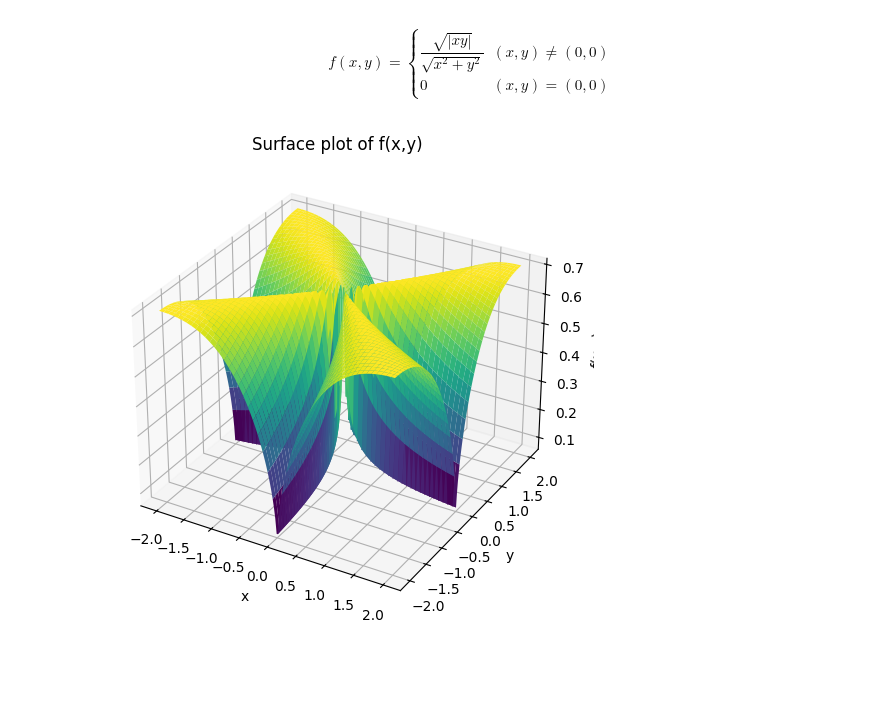
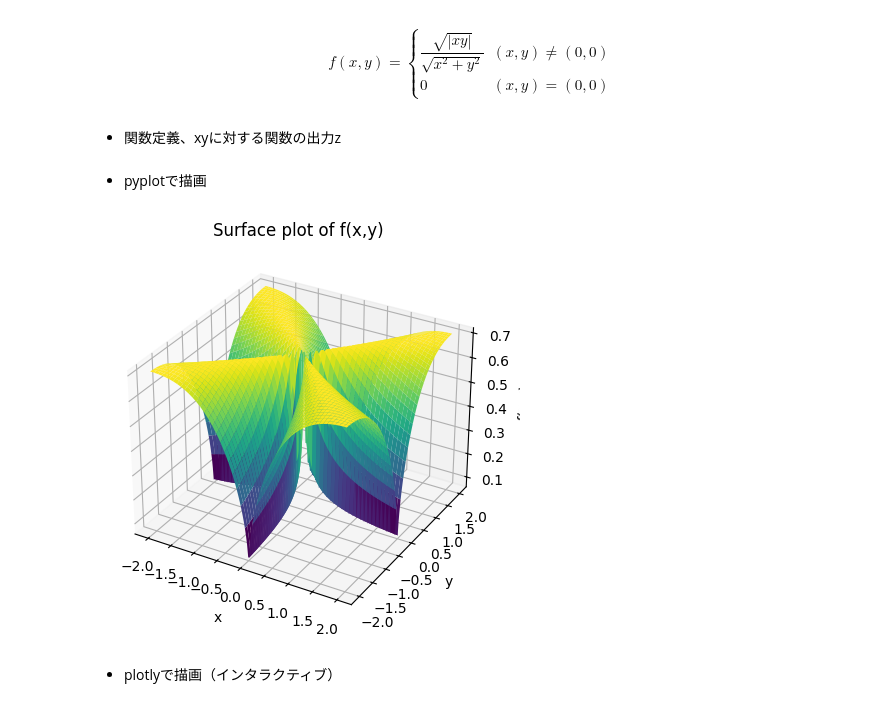
Before and after one commit to cattleya100519b/ouj_analysis, a Jupyter notebook: src/q1_01.ipynb, the cells around one changed output. Cells and saved outputs as stored; diff of their text form; code cells hidden in the pictures; blank space fills up the shorter version.

```diff
--- a/src/q1_01.ipynb
+++ b/src/q1_01.ipynb
@@ -6,34 +6,46 @@ f(x,y) =
         0 & (x,y)=(0,0)
     \end{cases}
 $$
+# %% [markdown]
+- 関数定義、xyに対する関数の出力z
+# %%
+import numpy as np
+
+def f(x: np.ndarray, y: np.ndarray) -> np.ndarray:
+    """
+    この関数は 原点を中心に角度だけで値が決まる、滑らかな「角度依存型」の関数
+    原点は 0、x軸・y軸も 0、斜め方向で最大
+    3Dで見ると「X字型の尾根が原点を中心に伸びている形」
+    """
+    denom = np.sqrt(x**2 + y**2)    # denominator 分母
+    result = np.zeros_like(x)       # 結果を格納する配列, zeros_like() は x と同じサイズ・型のゼロ配列を作る関数
+    mask = denom != 0               # mask はブール配列, denom != 0 で True になるのは原点以外の点, このマスクを使ってゼロ除算を避ける
+    result[mask] = np.sqrt(np.abs(x[mask] * y[mask])) / denom[mask]
+    return result
+
+# グリッド作成
+x = np.linspace(-2, 2, 200)
+y = np.linspace(-2, 2, 200)
+X, Y = np.meshgrid(x, y)
+Z = f(X, Y)
+# %% [markdown]
+- pyplotで描画
 # %%
-import numpy as np
 import matplotlib.pyplot as plt
 
-# f(x, y) の定義
-def f(x, y):
-    # (0,0) の場合は 0 にする
-    denom = np.sqrt(x**2 + y**2)
-    result = np.zeros_like(x)
-    mask = denom != 0
-    result[mask] = np.sqrt(np.abs(x[mask] * y[mask])) / denom[mask]
-    return result
-
-# グリッド作成
-x = np.linspace(-2, 2, 200)
-y = np.linspace(-2, 2, 200)
-X, Y = np.meshgrid(x, y)
-Z = f(X, Y)
-
 # 3D サーフェスプロット
-fig = plt.figure(figsize=(8, 6))
+fig = plt.figure(figsize=(5, 5))
 ax = fig.add_subplot(111, projection='3d')
 ax.plot_surface(X, Y, Z, cmap="viridis", edgecolor="none")
-ax.set_xlabel("x")
-ax.set_ylabel("y")
-ax.set_zlabel("f(x,y)")
-ax.set_title("Surface plot of f(x,y)")
+ax.set(
+    xlabel="x",
+    ylabel="y",
+    zlabel="f(x,y)",    # 何故か見切れる
+    title="Surface plot of f(x,y)"
+    )
 plt.show()
 # %% [output]
-[figure, old version]
+[figure, new version]
+# %% [markdown]
+- plotlyで描画（インタラクティブ）
 # %%
```
Also changed, not shown: parts of 1 cell of this notebook, 1 other file.
